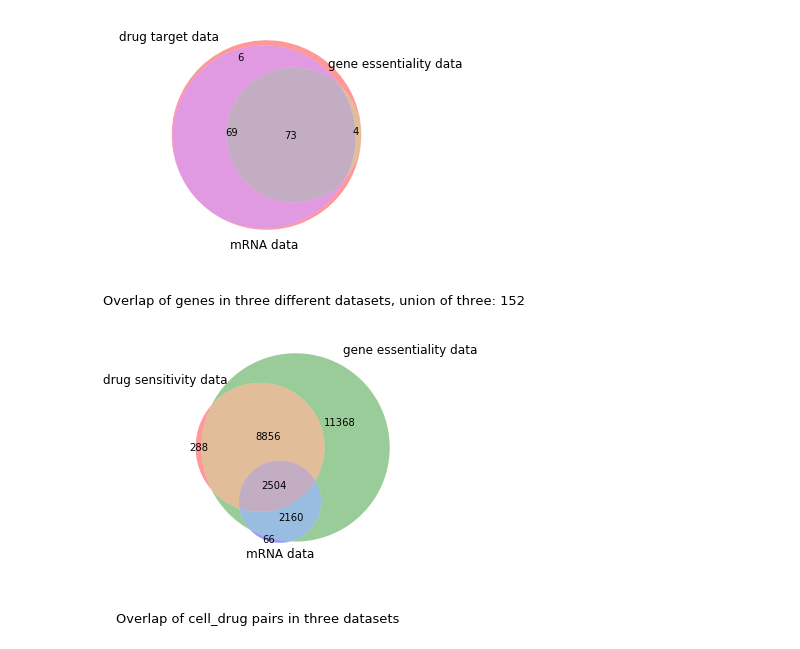
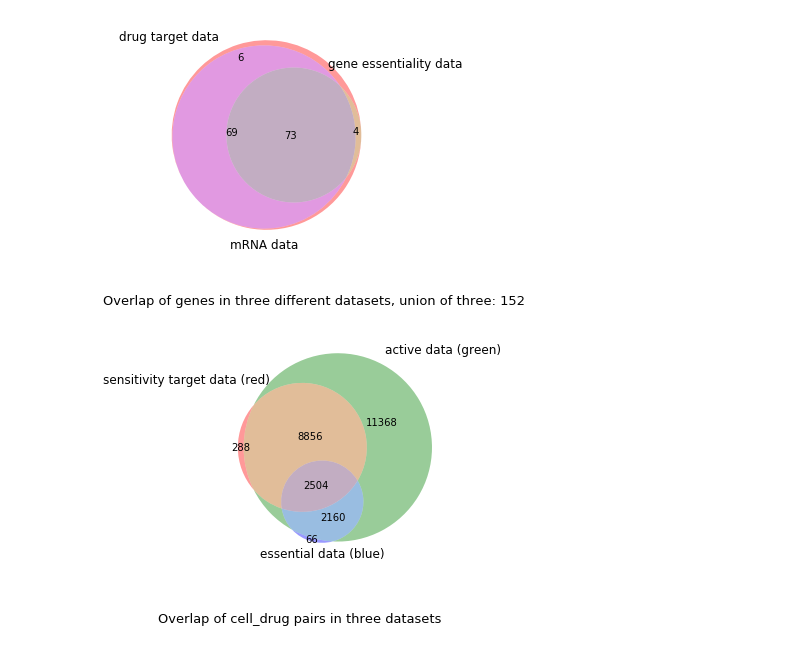
Before and after one commit to MollyZhang/drug_sensitivity_ML, a Jupyter notebook: profiling/Venn_diagrams.ipynb, the cells around one changed output. Cells and saved outputs as stored; diff of their text form; code cells hidden in the pictures.

Commit message:
new venn diagram with correct circle assignment

```diff
--- a/profiling/Venn_diagrams.ipynb
+++ b/profiling/Venn_diagrams.ipynb
@@ -73,32 +73,32 @@ def get_active_cell_drug_set(gene_drug_dict):
         if row[1] in gene_drug_dict.keys():
             for drug in gene_drug_dict[row[1]]:
                 active_cell_drug_pairs.append(row[0] + drug)
     return set(active_cell_drug_pairs)
 
 
 def get_essential_cell_drug_set(gene_drug_dict):
     cell_drug_pairs = []
     for index, row in essential_df.iterrows():
         if row[1] in gene_drug_dict.keys():
             for drug in gene_drug_dict[row[1]]:
                 cell_drug_pairs.append(row[0] + drug)
     return set(cell_drug_pairs)
 
 def get_sensitive_cell_drug_set():
     cell_drug_pairs = []
     for index, row in sensitive_df.iterrows():
         cell_drug_pairs.append(row[0] + row[1])
     return set(cell_drug_pairs)
 
 
 
 gene_drug_dict = get_gene_drug_dict()
 active_cell_drug_set = get_active_cell_drug_set(gene_drug_dict)
 essential_cell_drug_set = get_essential_cell_drug_set(gene_drug_dict)
 sensitive_cell_drug_set = get_sensitive_cell_drug_set()
 venn3(subsets=[sensitive_cell_drug_set, active_cell_drug_set, essential_cell_drug_set],
-      set_labels=["drug sensitivity data", "gene essentiality data", "mRNA data"])
+      set_labels=["sensitivity target data (red)", "active data (green)", "essential data (blue)"])
 plt.text(-1, -1, "Overlap of cell_drug pairs in three datasets", fontsize=13)
 plt.savefig("../plots/cell_drug_venn.png", dpi=200, bbox_inches='tight')
 # %% [output]
-[figure, old version]
+[figure, new version]
```
Also changed, not shown: 2 other files.
